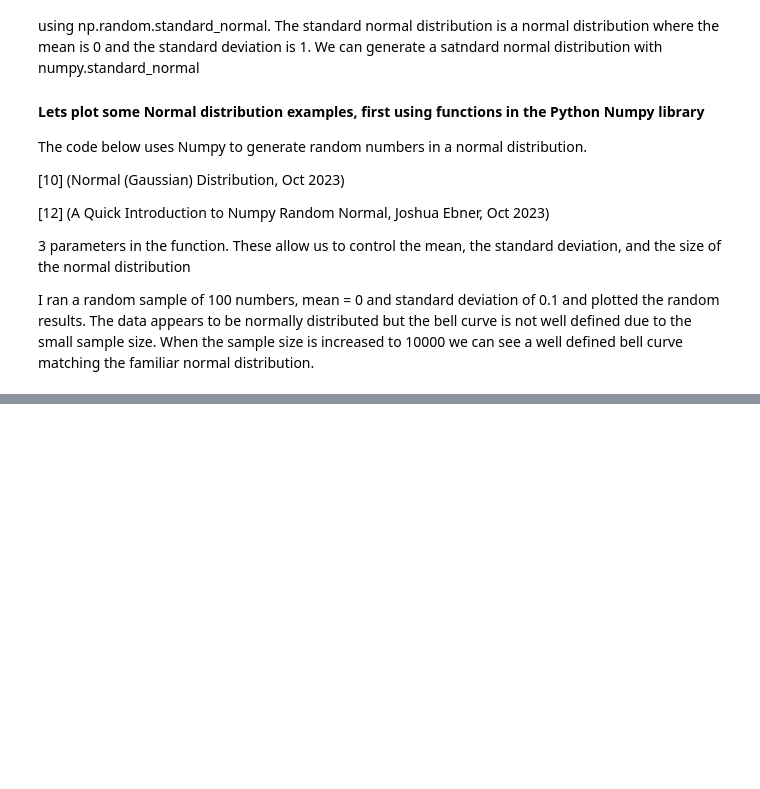
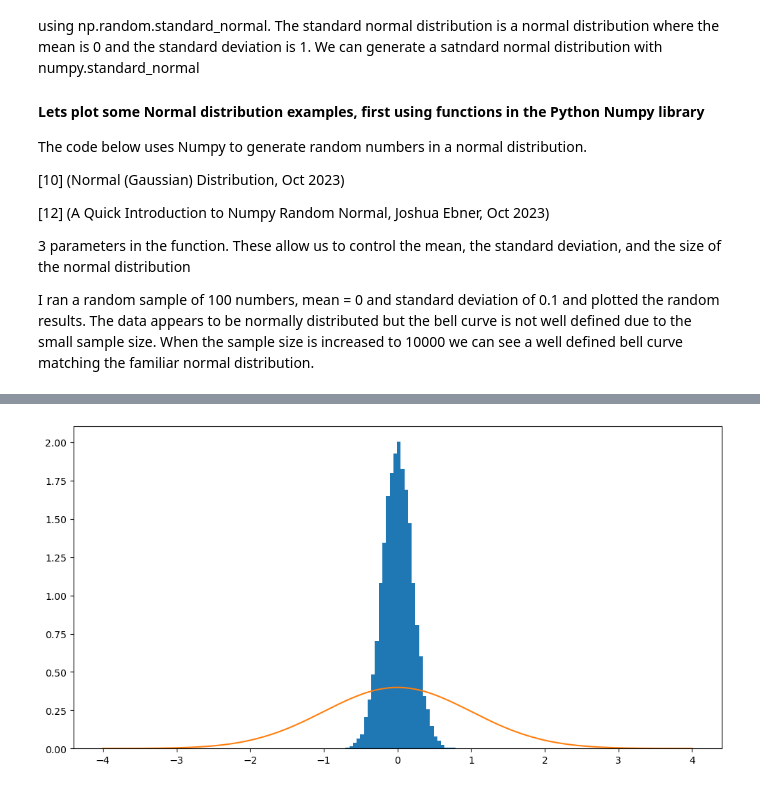
Before and after one commit to JScarry/MLAS_project, a Jupyter notebook: Task3.ipynb, the cells around one changed output, grey strips where cells are left out. Saved outputs shown, nothing was run; the diff lists cells and outputs as text; code cells hidden in the pictures; blank space fills up the shorter version.

```diff
--- a/Task3.ipynb
+++ b/Task3.ipynb
@@ -231,0 +225,13 @@ https://gist.github.com/mwaskom/de44147ed2974457ad6372750bbe5751
+# %%
+# Create an empty figure.
+fig, ax = plt.subplots(figsize=(12,6))
+
+# Histogram of means.
+ax.hist(random_data.mean(axis=1), bins=30, density=True)
+
+# Plot standard normal distribution.
+x = np.linspace(-4.0, 4.0, 1001)
+y = normal_pdf(x)
+ax.plot(x, y);
+# %% [output]
+[figure, added]
```
Also changed, not shown: parts of 26 cells of this notebook.
